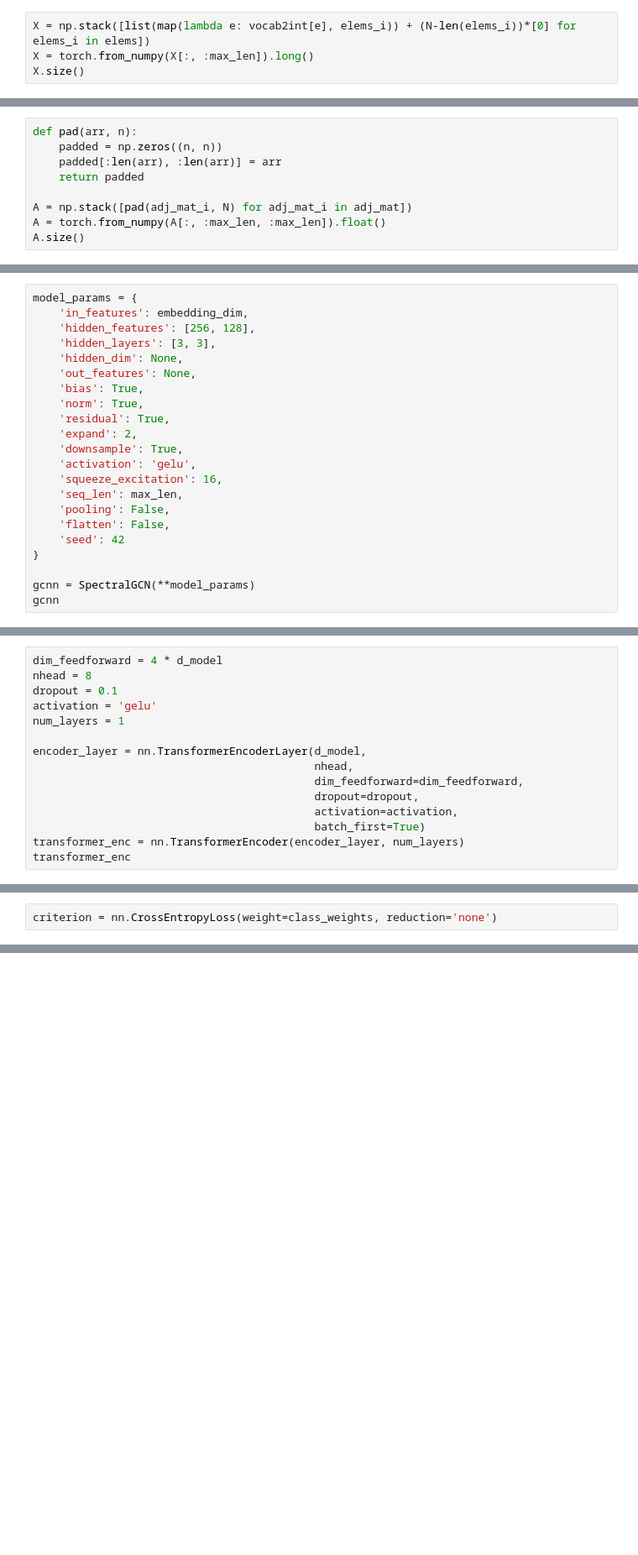
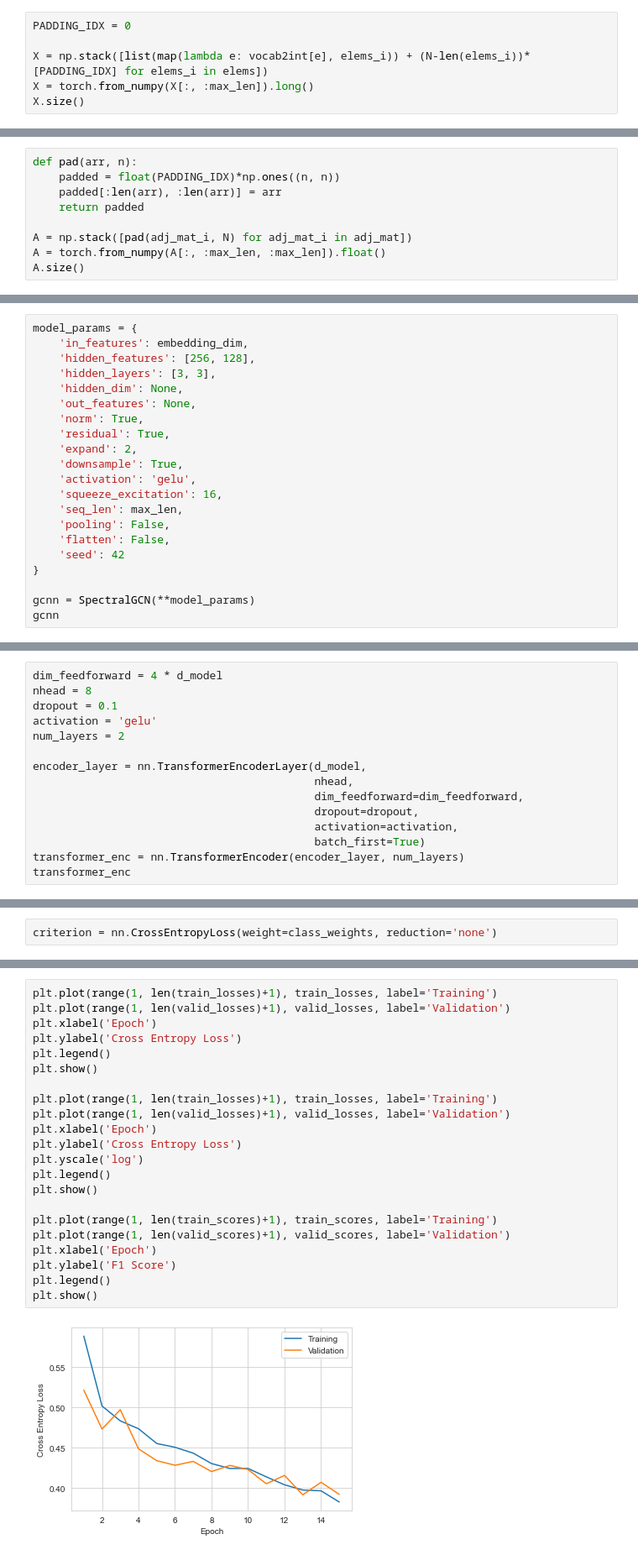
Before and after one commit to peterkarlhuber/pysmiles, a Jupyter notebook: notebooks/workspace.ipynb, the cells around one changed output, grey strips where cells are left out. Shown at 84% size. Drawn from its saved outputs; the diff is of its cells as text; blank space fills up the shorter version.

```diff
--- a/notebooks/workspace.ipynb
+++ b/notebooks/workspace.ipynb
@@ -183,14 +189,16 @@ vocab
  'Si',
  'Xe']
 # %%
-X = np.stack([list(map(lambda e: vocab2int[e], elems_i)) + (N-len(elems_i))*[0] for elems_i in elems])
+PADDING_IDX = 0
+
+X = np.stack([list(map(lambda e: vocab2int[e], elems_i)) + (N-len(elems_i))*[PADDING_IDX] for elems_i in elems])
 X = torch.from_numpy(X[:, :max_len]).long()
 X.size()
 # %% [output]
 torch.Size([7807, 60])
 # %%
 def pad(arr, n):
-    padded = np.zeros((n, n))
+    padded = float(PADDING_IDX)*np.ones((n, n))
     padded[:len(arr), :len(arr)] = arr
     return padded
 
@@ -293,7 +308,6 @@ model_params = {
     'hidden_layers': [3, 3],
     'hidden_dim': None,
     'out_features': None,
-    'bias': True,
     'norm': True,
     'residual': True,
     'expand': 2,
@@ -338,7 +352,7 @@ dim_feedforward = 4 * d_model
 nhead = 8
 dropout = 0.1
 activation = 'gelu'
-num_layers = 1
+num_layers = 2
 
 encoder_layer = nn.TransformerEncoderLayer(d_model,
                                            nhead,
@@ -510,0 +652,24 @@ Epoch 11 - CE Loss: 0.4101 | F1 Score: 0.808
+# %%
+plt.plot(range(1, len(train_losses)+1), train_losses, label='Training')
+plt.plot(range(1, len(valid_losses)+1), valid_losses, label='Validation')
+plt.xlabel('Epoch')
+plt.ylabel('Cross Entropy Loss')
+plt.legend()
+plt.show()
+
+plt.plot(range(1, len(train_losses)+1), train_losses, label='Training')
+plt.plot(range(1, len(valid_losses)+1), valid_losses, label='Validation')
+plt.xlabel('Epoch')
+plt.ylabel('Cross Entropy Loss')
+plt.yscale('log')
+plt.legend()
+plt.show()
+
+plt.plot(range(1, len(train_scores)+1), train_scores, label='Training')
+plt.plot(range(1, len(valid_scores)+1), valid_scores, label='Validation')
+plt.xlabel('Epoch')
+plt.ylabel('F1 Score')
+plt.legend()
+plt.show()
+# %% [output]
+[figure, added]
```
Also changed, not shown: parts of 19 cells of this notebook.
